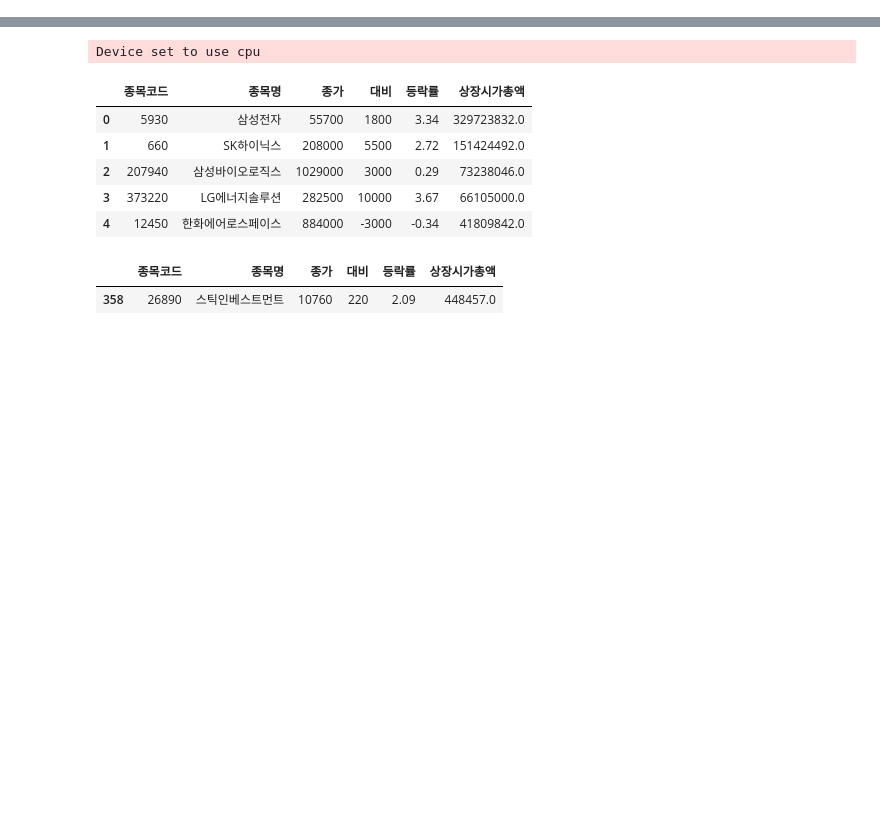
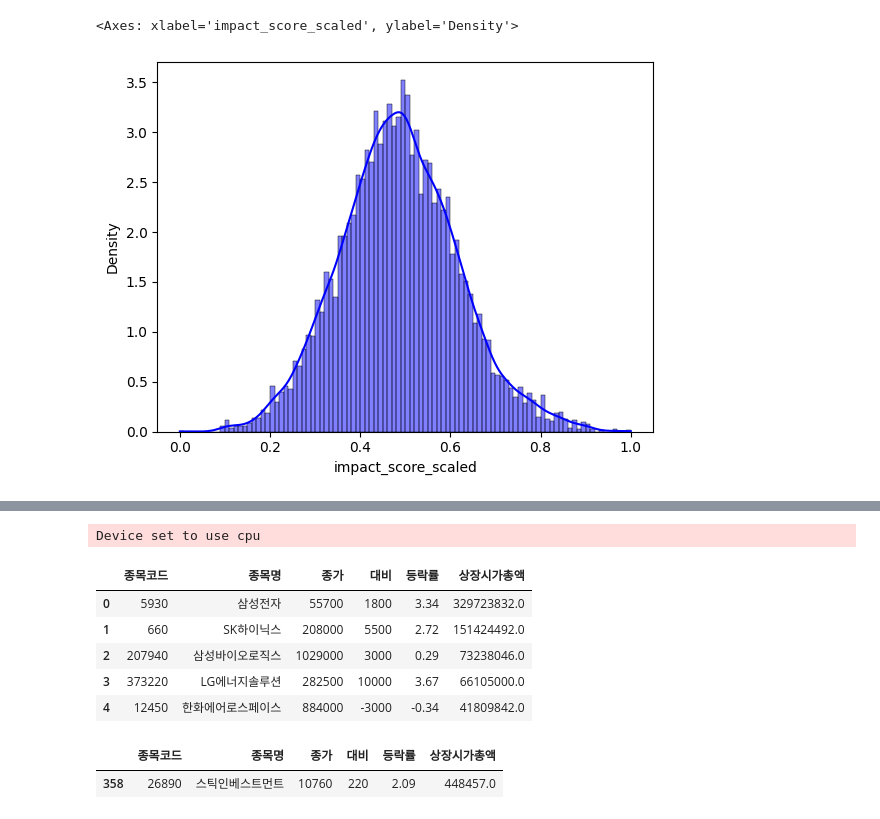
Before and after one commit to choikwangil95/HKToss-MLOps-Project-Final, a Jupyter notebook: eda/kwangil/news_impact.ipynb, the cells around one changed output, grey strips where cells are left out. Cells and saved outputs as stored; diff of their text form; code cells hidden in the pictures; blank space fills up the shorter version.

```diff
--- a/eda/kwangil/news_impact.ipynb
+++ b/eda/kwangil/news_impact.ipynb
@@ -35,0 +235,11 @@ memory usage: 3.1+ MB
+# %%
+sns.histplot(
+    df_external_close["impact_score_scaled"],
+    bins=100,
+    kde=True,
+    color="blue",
+    stat="density",
+)
+# %% [output]
+<Axes: xlabel='impact_score_scaled', ylabel='Density'>
+[figure, added]
```
Also changed, not shown: parts of 23 cells of this notebook, 11 other files.
